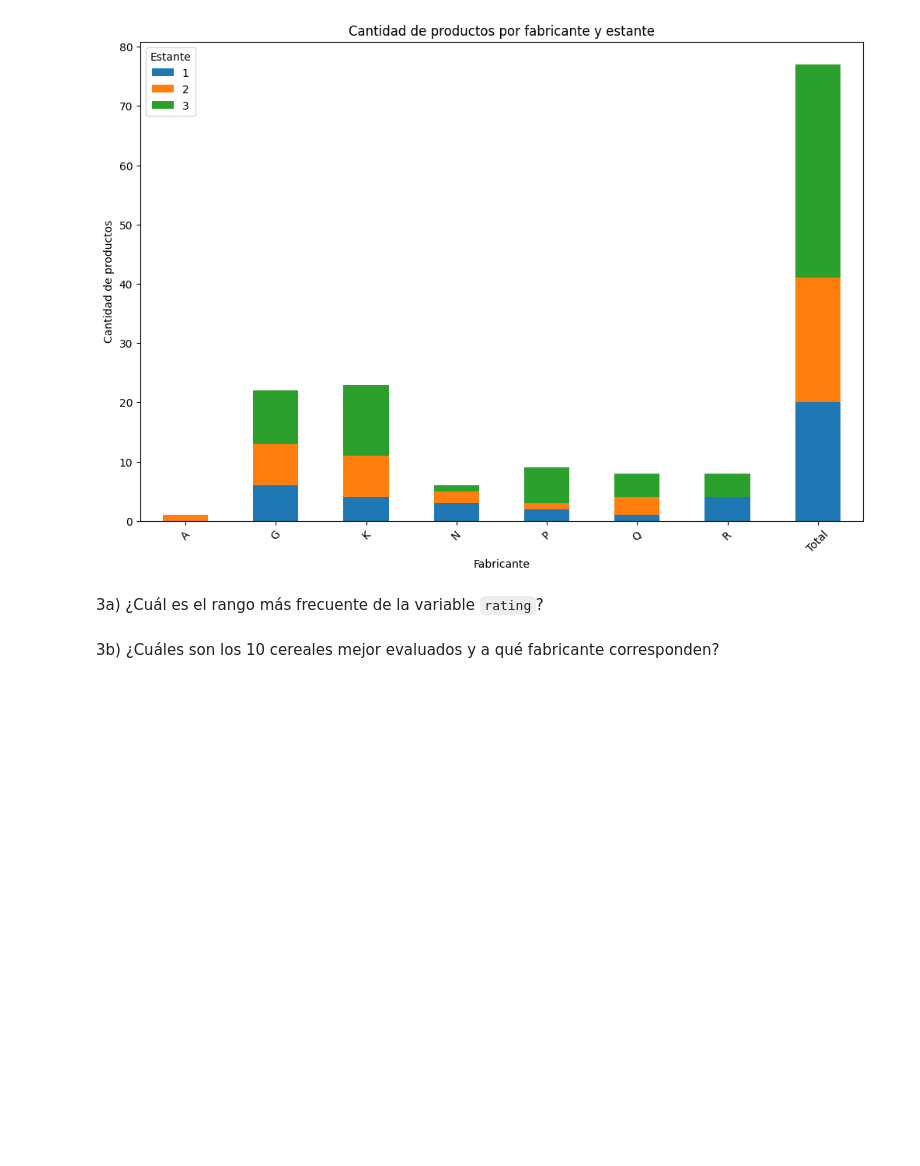
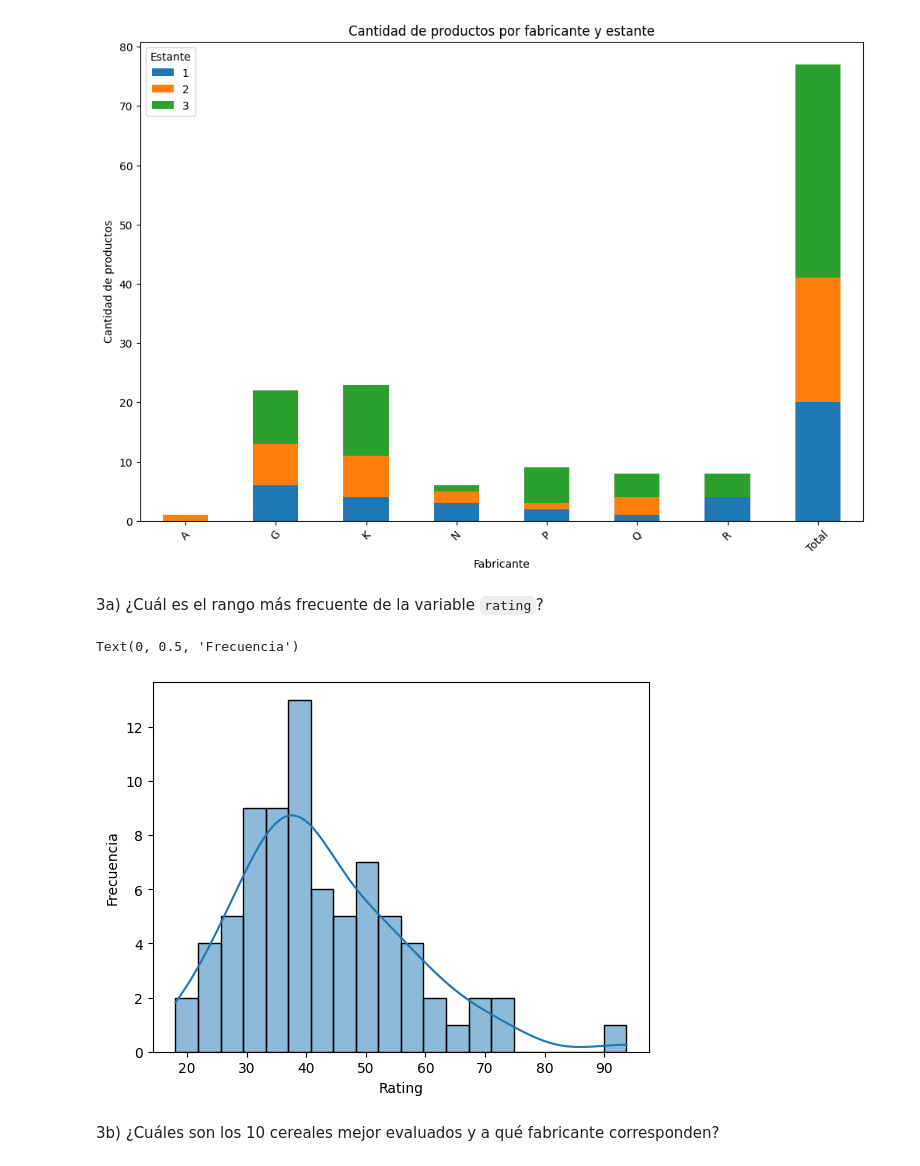
Before and after one commit to CarlosRochaCx/MNA, a Jupyter notebook: Actividad7PCA.ipynb, the cells around one changed output. Drawn from its saved outputs; the diff is of its cells as text; code cells hidden in the pictures; blank space fills up the shorter version.

```diff
--- a/Actividad7PCA.ipynb
+++ b/Actividad7PCA.ipynb
@@ -172,5 +172,12 @@ Total  20  21  36     77
 [figure]
 # %% [markdown]
  3a) ¿Cuál es el rango más frecuente de la variable `rating`?
+# %%
+sns.histplot(x='rating', data=cereals_df, bins=20, kde=True)
+plt.xlabel('Rating')
+plt.ylabel('Frecuencia')
+# %% [output]
+Text(0, 0.5, 'Frecuencia')
+[figure, added]
 # %% [markdown]
 3b) ¿Cuáles son los 10 cereales mejor evaluados y a qué fabricante corresponden?
```
Also changed, not shown: parts of 6 cells of this notebook.
